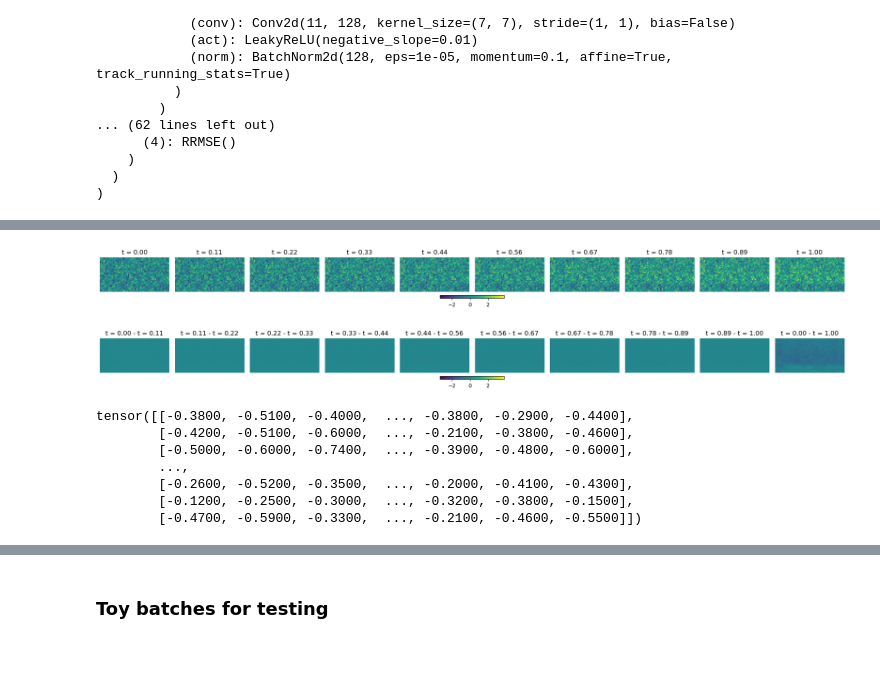
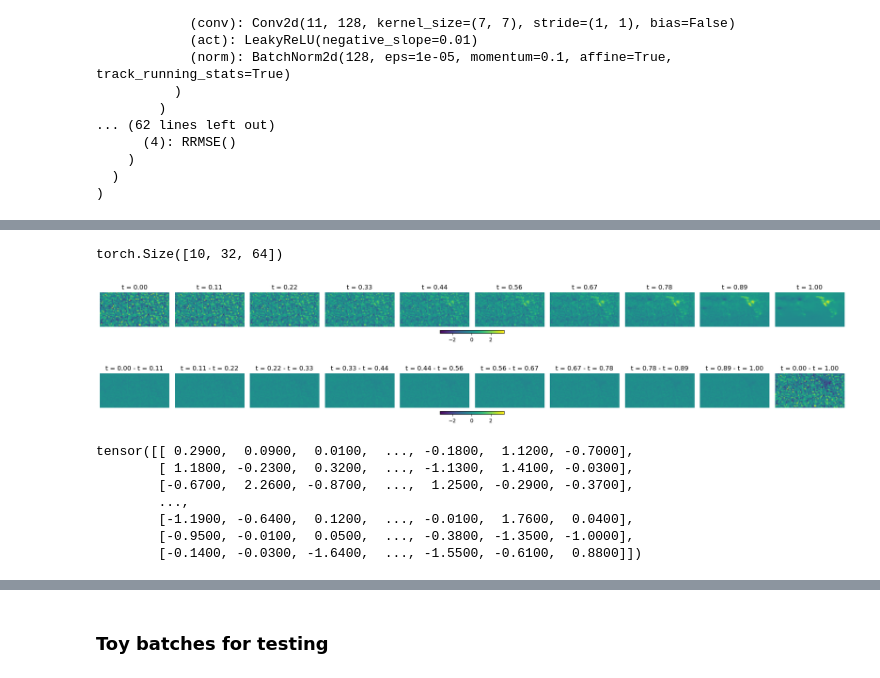
Before and after one commit to vitusbenson/neural_transport, a Jupyter notebook: neural_transport/flowmatching_dev/testScript.ipynb, the cells around one changed output, grey strips where cells are left out. Cells and saved outputs as stored; diff of their text form; code cells hidden in the pictures.

```diff
--- a/neural_transport/flowmatching_dev/testScript.ipynb
+++ b/neural_transport/flowmatching_dev/testScript.ipynb
@@ -1030,16 +223,0 @@ torch.Size([64, 10, 32, 64, 10])
-# %%
-# trajectory.shape: (B=64, C=10, Nlat=32, Nlon=64, T=10) -> one batch (B=0), surface level (C=0)
-sol_surface = trajectory[0, 0, :, :, :]  # shape: [Nlat, Nlon, T]
-
-# plot
-fig, axs = plt.subplots(1, 10, figsize=(20, 2))
-
-vmin, vmax = -5, 5
-for i in range(10):
-    im = axs[i].imshow(sol_surface[:, :, i], cmap="viridis", vmin=vmin, vmax=vmax)
-    axs[i].set_title(f"t = {i/9:.2f}")
-    axs[i].axis("off")
-
-plt.tight_layout()
-plt.colorbar(im, ax=axs, orientation='horizontal', fraction=0.05, pad=0.05)
-plt.show()
@@ -1056,10 +299,10 @@ plt.show()
 # checkpoint path
 
 # best
-best_ckpt_path = "/Net/Groups/BGI/work_5/CO2_diffusion/carbonbench/transport_models/carbontracker_lowres/flowmatching_dev/flowmatching_firstrun_20250730_dev/singlestep/checkpoints/best.ckpt"
+best_ckpt_path = "/Net/Groups/BGI/work_5/CO2_diffusion/carbonbench/transport_models/carbontracker_lowres/flowmatching_dev/flowmatching_20250916_dev/singlestep/checkpoints/best.ckpt"
 
 # last
-last_ckpt_path = "/Net/Groups/BGI/work_5/CO2_diffusion/carbonbench/transport_models/carbontracker_lowres/flowmatching_dev/flowmatching_firstrun_20250730_dev/singlestep/checkpoints/last.ckpt"
+last_ckpt_path = "/Net/Groups/BGI/work_5/CO2_diffusion/carbonbench/transport_models/carbontracker_lowres/flowmatching_dev/flowmatching_20250916_dev/singlestep/checkpoints/last.ckpt"
 # %%
 # lit module kwargs
 
@@ -1455,7 +379,7 @@ NeuralTransport(
 flow_model = transport_model.model
 # %%
 dl_val = dset.val_dataloader()
-batch_val = next(iter(dl_val[0]))
+batch_val = next(iter(dl_val))
 batch_val = {k: v.squeeze(1) if isinstance(v, torch.Tensor) else v for k, v in batch_val.items()}
 # %%
 with torch.no_grad():
@@ -1520,25 +445,29 @@ Traj.  min/max: -2.8548934 3.7753344
 # %%
-# trajectory.shape: (B=32, C=10, Nlat=32, Nlon=64, T=10) -> one batch (B=0), surface level (C=0)
+# trajectory.shape: (T=10, B=32, N=2048, C=10) -> one batch (B=0), surface level (C=0)
 
-trajectory = output["trajectory"]  # [B C Nlat Nlon T]
-sol_surface = trajectory[0, 0, :, :]  # shape: [Nlat, Nlon, T]
+trajectory = output["trajectory"]  # [T B N C]
+T, B, N, C = trajectory.shape
+trajectory = trajectory.reshape(T, B, nlat, nlon, C)
+sol_surface = trajectory[:, 0, :, :, 0]  # shape: [T, Nlat, Nlon]
+sol_surface_flipped = torch.flip(sol_surface, dims=[1])
 
 # plot
-fig, axs = plt.subplots(1, 10, figsize=(20, 2))
+fig, axs = plt.subplots(1, T, figsize=(20, 2))
 
-vmin, vmax = sol_surface.min(), sol_surface.max()
-for i in range(10):
-    im = axs[i].imshow(sol_surface[:, :, i], cmap="viridis", vmin=vmin, vmax=vmax)
+vmin, vmax = sol_surface_flipped.min(), sol_surface_flipped.max()
+for i in range(T):
+    im = axs[i].imshow(sol_surface_flipped[i, :, :], cmap="viridis", vmin=vmin, vmax=vmax)
     axs[i].set_title(f"t = {i/9:.2f}")
     axs[i].axis("off")
 
 plt.tight_layout()
 plt.colorbar(im, ax=axs, orientation='horizontal', fraction=0.05, pad=0.05)
 
 plt.savefig("flowmatching_trajectory.png")
 plt.show()
 # %% [output]
+torch.Size([10, 32, 64])
-[figure, old version]
+[figure, new version]
 # %%
 # Print differences between trajectory steps
 
@@ -1567,13 +490,13 @@ plt.show()
 # %% [output]
 [figure]
 # %%
-torch.round(sol_surface[:, :, 0] - sol_surface[:, :, 9], decimals=2)
-# noise is barely changing over time
+torch.round(sol_surface[0, :, :] - sol_surface[9, :, :], decimals=2)
+# noise is changing over time!
 # %% [output]
-tensor([[-0.3800, -0.5100, -0.4000,  ..., -0.3800, -0.2900, -0.4400],
-        [-0.4200, -0.5100, -0.6000,  ..., -0.2100, -0.3800, -0.4600],
-        [-0.5000, -0.6000, -0.7400,  ..., -0.3900, -0.4800, -0.6000],
+tensor([[ 0.2900,  0.0900,  0.0100,  ..., -0.1800,  1.1200, -0.7000],
+        [ 1.1800, -0.2300,  0.3200,  ..., -1.1300,  1.4100, -0.0300],
+        [-0.6700,  2.2600, -0.8700,  ...,  1.2500, -0.2900, -0.3700],
         ...,
-        [-0.2600, -0.5200, -0.3500,  ..., -0.2000, -0.4100, -0.4300],
-        [-0.1200, -0.2500, -0.3000,  ..., -0.3200, -0.3800, -0.1500],
-        [-0.4700, -0.5900, -0.3300,  ..., -0.2100, -0.4600, -0.5500]])
+        [-1.1900, -0.6400,  0.1200,  ..., -0.0100,  1.7600,  0.0400],
+        [-0.9500, -0.0100,  0.0500,  ..., -0.3800, -1.3500, -1.0000],
+        [-0.1400, -0.0300, -1.6400,  ..., -1.5500, -0.6100,  0.8800]])
```
Also changed, not shown: parts of 45 cells of this notebook, 5 other files.
